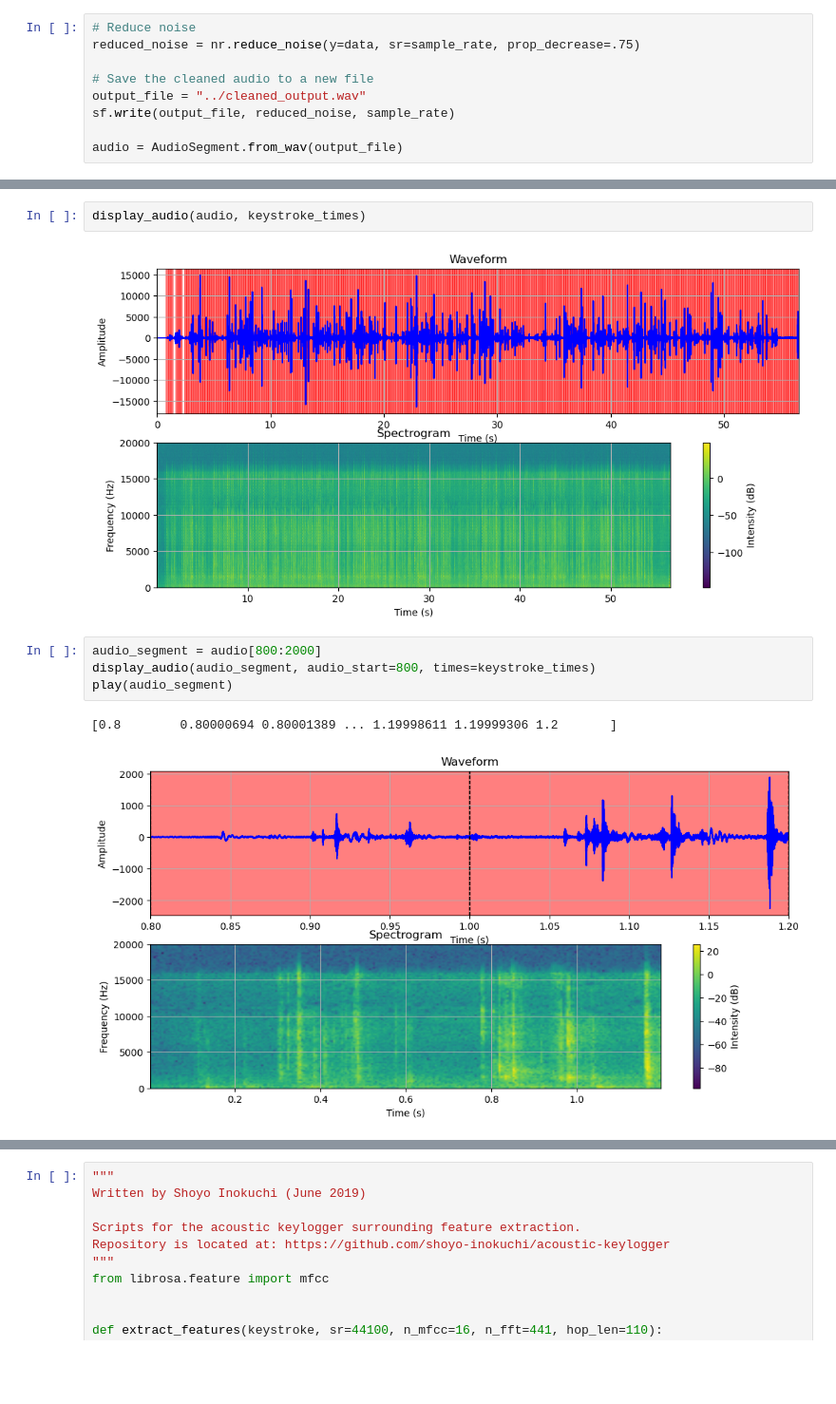
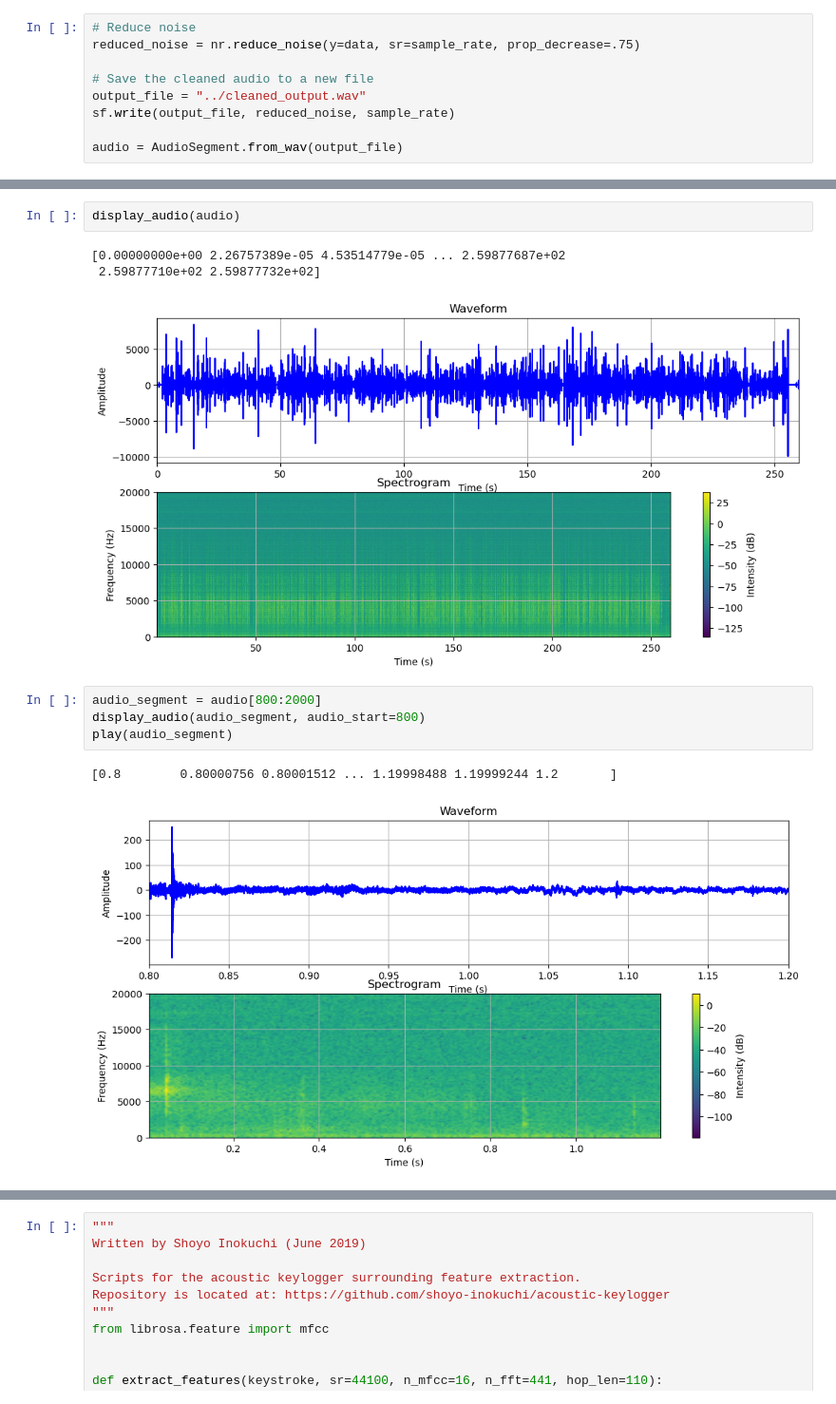
Before and after one commit to nmcph04/heimdall, a Jupyter notebook: process_audio/audio_processing.ipynb, the cells around one changed output, grey strips where cells are left out. Shown at 95% size. Saved outputs shown, nothing was run; the diff lists cells and outputs as text; blank space fills up the shorter version.

```diff
--- a/process_audio/audio_processing.ipynb
+++ b/process_audio/audio_processing.ipynb
@@ -115,11 +183,13 @@ play(audio_segment)
 # %%
-display_audio(audio, keystroke_times)
+display_audio(audio)
 # %% [output]
+[0.00000000e+00 2.26757389e-05 4.53514779e-05 ... 2.59877687e+02
+ 2.59877710e+02 2.59877732e+02]
-[figure, old version]
+[figure, new version]
 # %%
 audio_segment = audio[800:2000]
-display_audio(audio_segment, audio_start=800, times=keystroke_times)
+display_audio(audio_segment, audio_start=800)
 play(audio_segment)
 # %% [output]
-[0.8        0.80000694 0.80001389 ... 1.19998611 1.19999306 1.2       ]
+[0.8        0.80000756 0.80001512 ... 1.19998488 1.19999244 1.2       ]
-[figure, old version]
+[figure, new version]
```
Also changed, not shown: parts of 12 cells of this notebook, 4 other files.
